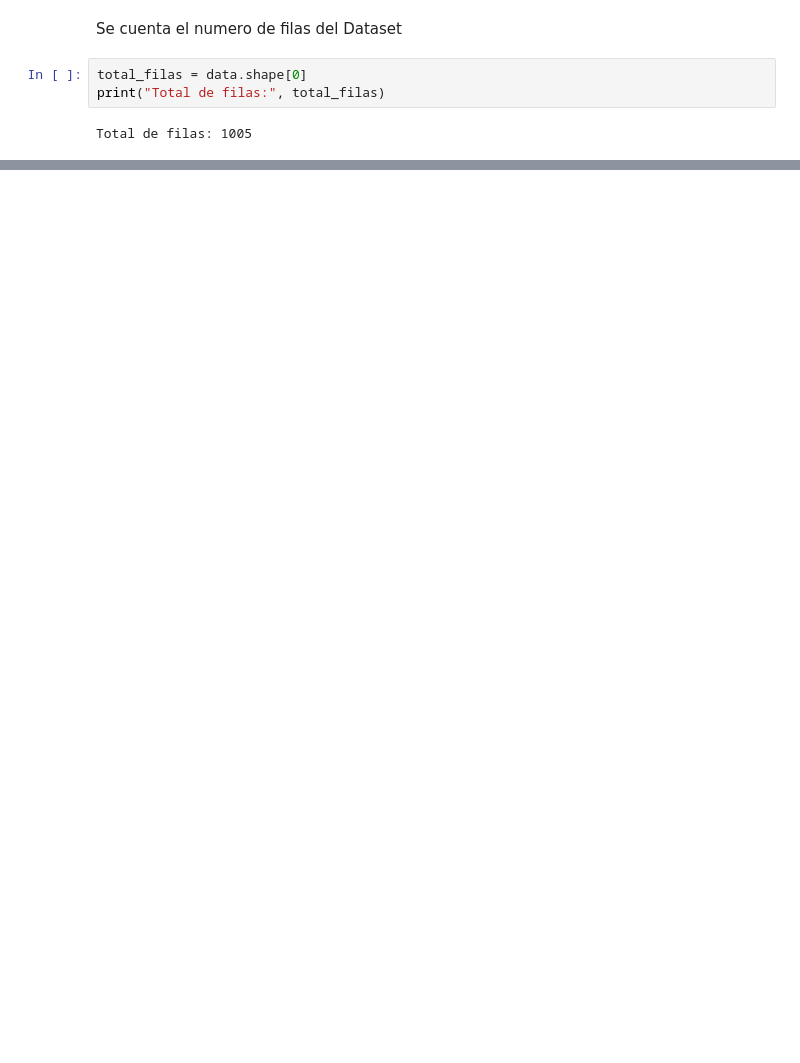
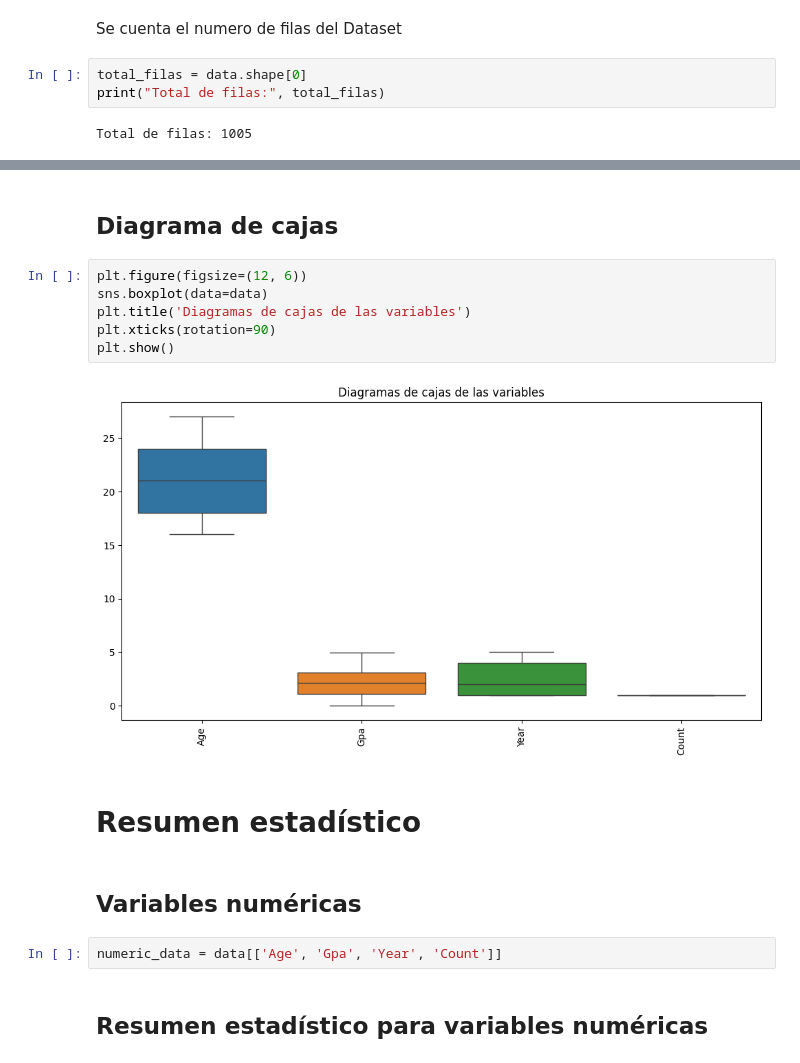
Before and after one commit to danianre/ImplementacionIA, a Jupyter notebook: Implementacion.ipynb, the cells around one changed output, grey strips where cells are left out. Cells and saved outputs as stored; diff of their text form; blank space fills up the shorter version.

```diff
--- a/Implementacion.ipynb
+++ b/Implementacion.ipynb
@@ -138,0 +137,18 @@ Total de filas: 1005
+# %% [markdown]
+## Diagrama de cajas
+# %%
+plt.figure(figsize=(12, 6))
+sns.boxplot(data=data)
+plt.title('Diagramas de cajas de las variables')
+plt.xticks(rotation=90)
+plt.show()
+# %% [output]
+[figure, added]
+# %% [markdown]
+# Resumen estadístico
+# %% [markdown]
+## Variables numéricas
+# %%
+numeric_data = data[['Age', 'Gpa', 'Year', 'Count']]
+# %% [markdown]
+## Resumen estadístico para variables numéricas
```
Also changed, not shown: parts of 23 cells of this notebook.
